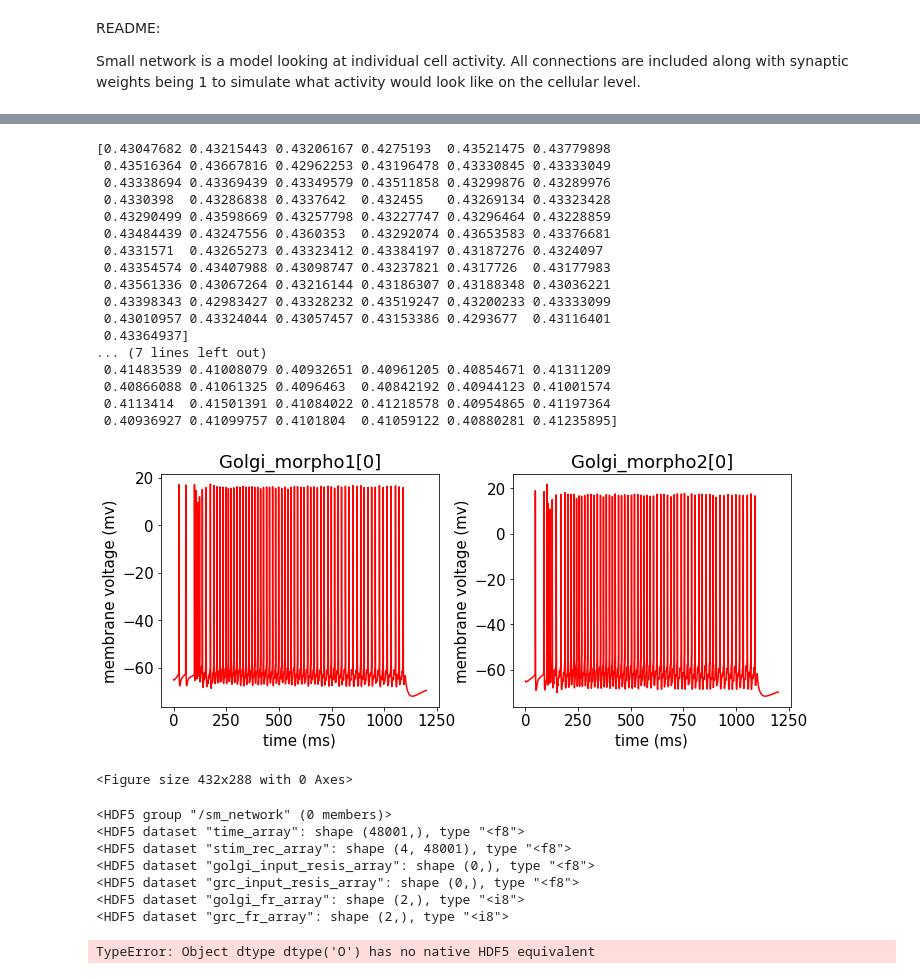
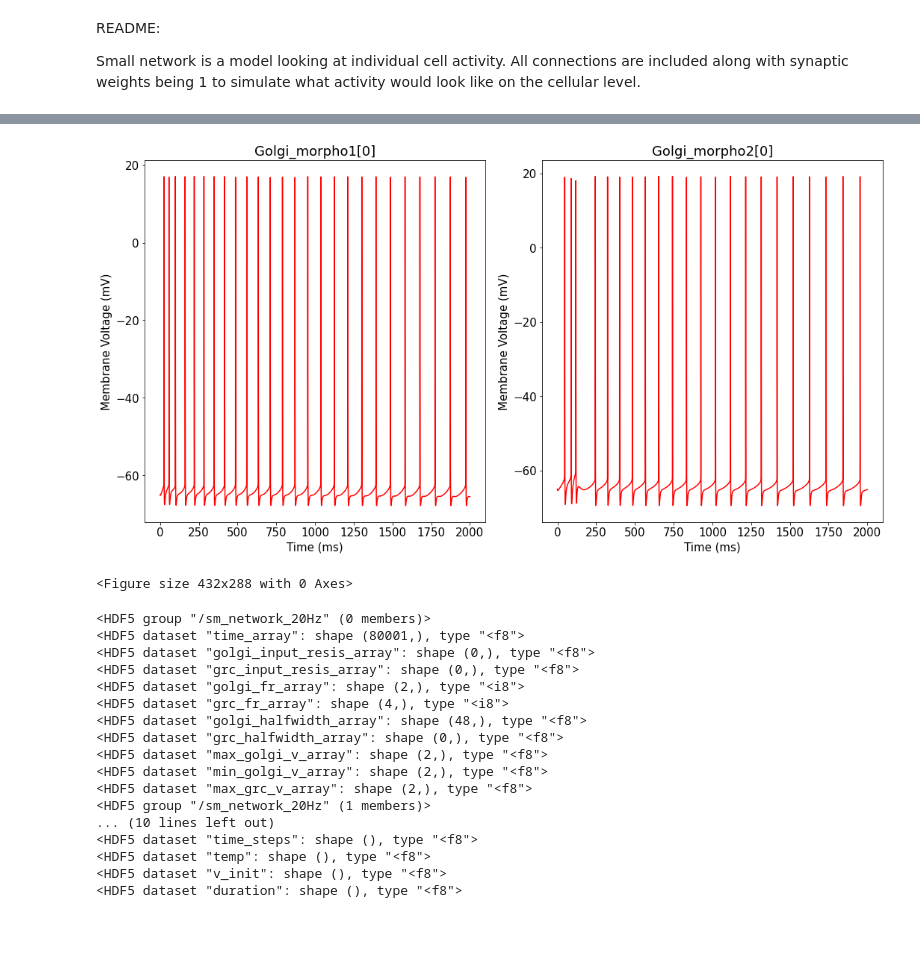
Before and after one commit to Spiritreaper331/Honors-Project-2022, a Jupyter notebook: Cerebellum Model/small_network_20Hz.ipynb, the cells around one changed output, grey strips where cells are left out. Drawn from its saved outputs; the diff is of its cells as text; code cells hidden in the pictures; blank space fills up the shorter version.

```diff
--- a/Cerebellum Model/small_network_20Hz.ipynb
+++ b/Cerebellum Model/small_network_20Hz.ipynb
@@ -308,45 +279,27 @@ plt.savefig('sm_network_grc_cells.svg', dpi = 300, facecolor='white', transparen
 # %%
 # plot traces of golgi cells
 plt.rcParams.update({'font.size': 15})
-fig, axes = plt.subplots(1, 2, figsize = (10, 8))
+fig, axes = plt.subplots(1, 2, figsize = (15, 15))
 
 for j, golgi_cell in enumerate(golgi_cells):
-    plt.subplot(len(golgi_cells), 2, j + 1)
+    plt.subplot(len(golgi_cells), len(golgi_cells), j + 1)
 
     plt.plot(t, golgi_cell.vm, label=str(golgi_cell), color=('red'))
     plt.title(f"{golgi_cell}")
-    plt.xlabel("time (ms)")
-    plt.ylabel("membrane voltage (mv)")
+    plt.xlabel("Time (ms)")
+    plt.ylabel("Membrane Voltage (mV)")
 
-    data = np.array(golgi_cell.vm)
+    data = np.array(golgi_cell.vm) # convert hoc vec to numpy array
     width = get_halfwidth(data, threshold=0, distance=0.001) # function for halfwidth
-    print(width)
 
-    golgi_fr_array.append(len(np.array(golgi_cell.spike_time_vec))) # store number of times fired
+    golgi_fr_array.append(len(golgi_cell.spike_time_vec)) # store number of times fired
     max_golgi_v_array.append(np.max(data)) # store max amp
     min_golgi_v_array.append(np.min(data)) # store min amp
     golgi_halfwidth_array.append(width)
 
 plt.tight_layout()
 plt.show()
 plt.savefig('sm_network_golgi_cells.svg', dpi = 300, facecolor='white', transparent=True)
 # %% [output]
+[figure, new version]
-[0.43047682 0.43215443 0.43206167 0.4275193  0.43521475 0.43779898
- 0.43516364 0.43667816 0.42962253 0.43196478 0.43330845 0.43333049
- 0.43338694 0.43369439 0.43349579 0.43511858 0.43299876 0.43289976
- 0.4330398  0.43286838 0.4337642  0.432455   0.43269134 0.43323428
- 0.43290499 0.43598669 0.43257798 0.43227747 0.43296464 0.43228859
- 0.43484439 0.43247556 0.4360353  0.43292074 0.43653583 0.43376681
- 0.4331571  0.43265273 0.43323412 0.43384197 0.43187276 0.4324097
- 0.43354574 0.43407988 0.43098747 0.43237821 0.4317726  0.43177983
- 0.43561336 0.43067264 0.43216144 0.43186307 0.43188348 0.43036221
- 0.43398343 0.42983427 0.43328232 0.43519247 0.43200233 0.43333099
- 0.43010957 0.43324044 0.43057457 0.43153386 0.4293677  0.43116401
- 0.43364937]
-... (7 lines left out)
- 0.41483539 0.41008079 0.40932651 0.40961205 0.40854671 0.41311209
- 0.40866088 0.41061325 0.4096463  0.40842192 0.40944123 0.41001574
- 0.4113414  0.41501391 0.41084022 0.41218578 0.40954865 0.41197364
- 0.40936927 0.41099757 0.4101804  0.41059122 0.40880281 0.41235895]
+<Figure size 432x288 with 0 Axes>
-[figure, old version]
-<Figure size 432x288 with 0 Axes>
@@ -385,14 +334,23 @@ sim_dict = {'data': {'time_array': t,
 # %%
 # export data using hdf5 utils function to import into generate figures
 file_path = 'data/sim_history.hdf5'
-model_name = 'sm_network'
+model_name = 'sm_network_20Hz'
 export_data(sim_dict, model_name, file_path)
 # %% [output]
-<HDF5 group "/sm_network" (0 members)>
-<HDF5 dataset "time_array": shape (48001,), type "<f8">
-<HDF5 dataset "stim_rec_array": shape (4, 48001), type "<f8">
+<HDF5 group "/sm_network_20Hz" (0 members)>
+<HDF5 dataset "time_array": shape (80001,), type "<f8">
 <HDF5 dataset "golgi_input_resis_array": shape (0,), type "<f8">
 <HDF5 dataset "grc_input_resis_array": shape (0,), type "<f8">
 <HDF5 dataset "golgi_fr_array": shape (2,), type "<i8">
-<HDF5 dataset "grc_fr_array": shape (2,), type "<i8">
+<HDF5 dataset "grc_fr_array": shape (4,), type "<i8">
+<HDF5 dataset "golgi_halfwidth_array": shape (48,), type "<f8">
+<HDF5 dataset "grc_halfwidth_array": shape (0,), type "<f8">
+<HDF5 dataset "max_golgi_v_array": shape (2,), type "<f8">
+<HDF5 dataset "min_golgi_v_array": shape (2,), type "<f8">
+<HDF5 dataset "max_grc_v_array": shape (2,), type "<f8">
+<HDF5 group "/sm_network_20Hz" (1 members)>
+... (10 lines left out)
+<HDF5 dataset "time_steps": shape (), type "<f8">
+<HDF5 dataset "temp": shape (), type "<f8">
+<HDF5 dataset "v_init": shape (), type "<f8">
+<HDF5 dataset "duration": shape (), type "<f8">
-TypeError: Object dtype dtype('O') has no native HDF5 equivalent
```
Also changed, not shown: parts of 10 cells of this notebook, 7 other files.
